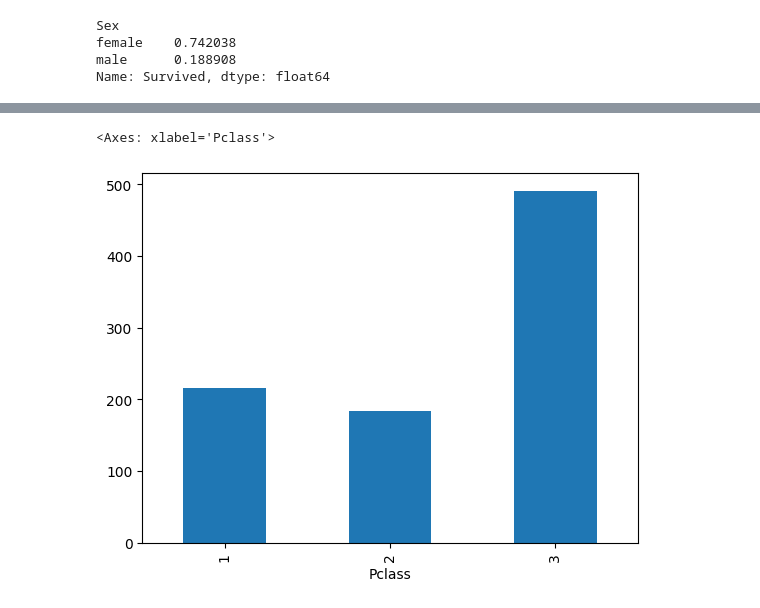
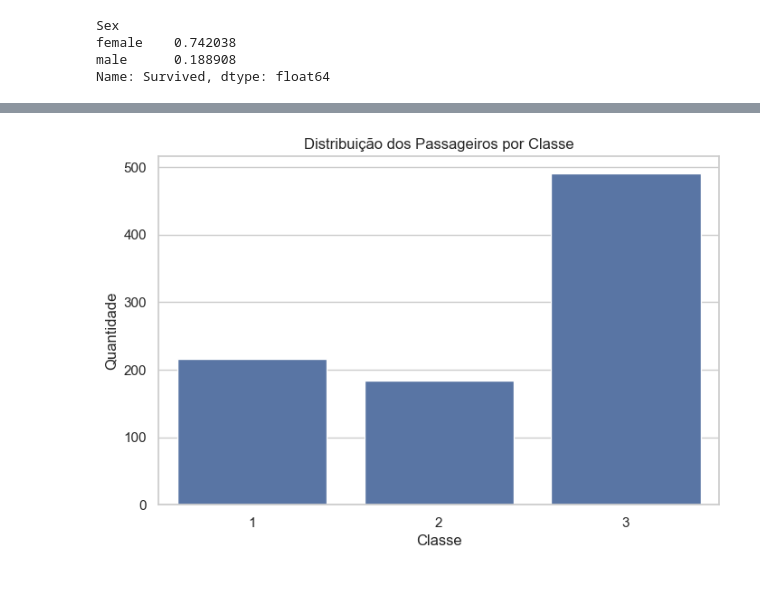
Before and after one commit to eduuardohm/TitanicClassification, a Jupyter notebook: notebooks/01_analise_exploratoria.ipynb, the cells around one changed output, grey strips where cells are left out. Cells and saved outputs as stored; diff of their text form; code cells hidden in the pictures.

```diff
--- a/notebooks/01_analise_exploratoria.ipynb
+++ b/notebooks/01_analise_exploratoria.ipynb
@@ -5,0 +11,5 @@ from pathlib import Path
+# %%
+sns.set_theme(style="whitegrid", palette="deep")
+
+plt.rcParams["figure.figsize"] = (10, 6)
+plt.rcParams["font.size"] = 12
@@ -131,5 +189,16 @@ survival_by_sex.plot(kind="bar")
 # %%
-train_df["Pclass"].value_counts().sort_index().plot(kind="bar")
+plt.figure(figsize=(8, 5))
+
+sns.countplot(
+    data=train_df,
+    x="Pclass",
+    order=[1, 2, 3]
+)
+
+plt.title("Distribuição dos Passageiros por Classe")
+plt.xlabel("Classe")
+plt.ylabel("Quantidade")
+
+plt.show()
 # %% [output]
-<Axes: xlabel='Pclass'>
-[figure, old version]
+[figure, new version]
```
Also changed, not shown: parts of 28 cells of this notebook, 3 other files.
